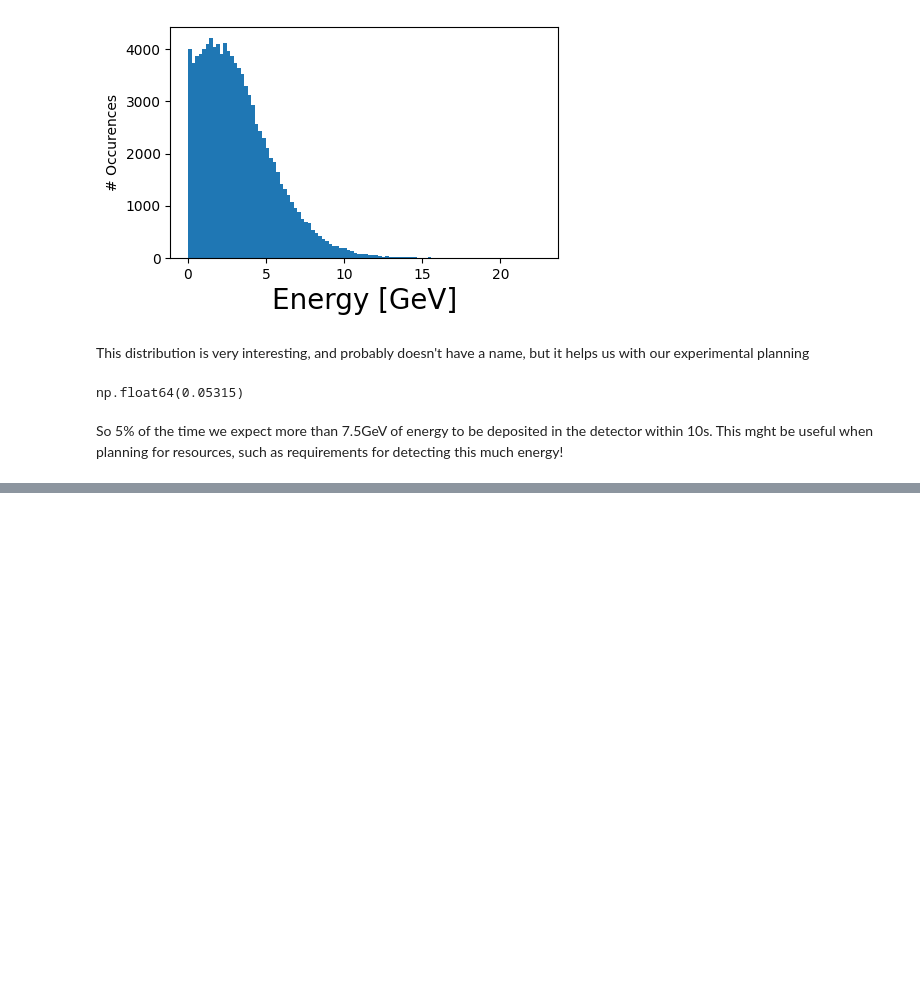
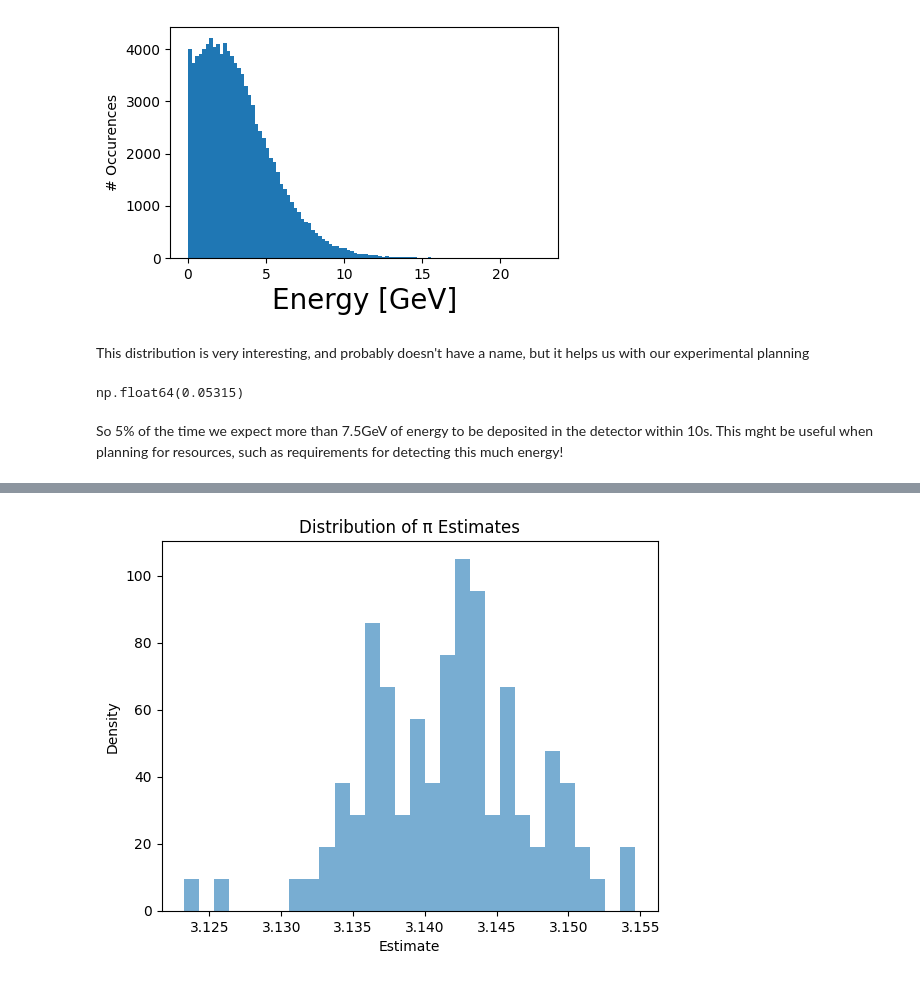
Before and after one commit to mukedon/python_and_projects, a Jupyter notebook: monte_carlo_sim.ipynb, the cells around one changed output, grey strips where cells are left out. Cells and saved outputs as stored; diff of their text form; code cells hidden in the pictures; blank space fills up the shorter version.

```diff
--- a/monte_carlo_sim.ipynb
+++ b/monte_carlo_sim.ipynb
@@ -407,0 +427,16 @@ So 5% of the time we expect more than 7.5GeV of energy to be deposited in the de
+# %%
+def estimate_pi(n_samples: int=100000) -> float:
+  # 1. Sample points in [0,1] x [0,1]
+  x = np.random.rand(n_samples)
+  y = np.random.rand(n_samples)
+
+  # 2. Count points inside the quarter circle x^2 + y^2 ≤ 1
+  inside = (x**2 + y**2) <= 1.0
+
+  # 3. Ratio approximates π/4
+  pi_estimate = 4 * np.mean(inside)
+  return pi_estimate
+
+if __name__ == "__main__":
+  np.random.seed(0)
+  print(f"π ≈ {estimate_pi(100000):.5f}")
@@ -407,0 +445,8 @@ So 5% of the time we expect more than 7.5GeV of energy to be deposited in the de
+# %%
+import pandas as pd
+
+results = pd.DataFrame({
+    'trial': np.arange(1, 101),
+    'estimate': [estimate_pi(100_000) for _ in range(100)]
+})
+print(results.describe())
@@ -407,0 +468,8 @@ So 5% of the time we expect more than 7.5GeV of energy to be deposited in the de
+# %%
+plt.hist(results['estimate'], bins=30, density=True, alpha=0.6)
+plt.title("Distribution of π Estimates")
+plt.xlabel("Estimate")
+plt.ylabel("Density")
+plt.show()
+# %% [output]
+[figure, added]
```
Also changed, not shown: parts of 11 cells of this notebook.
